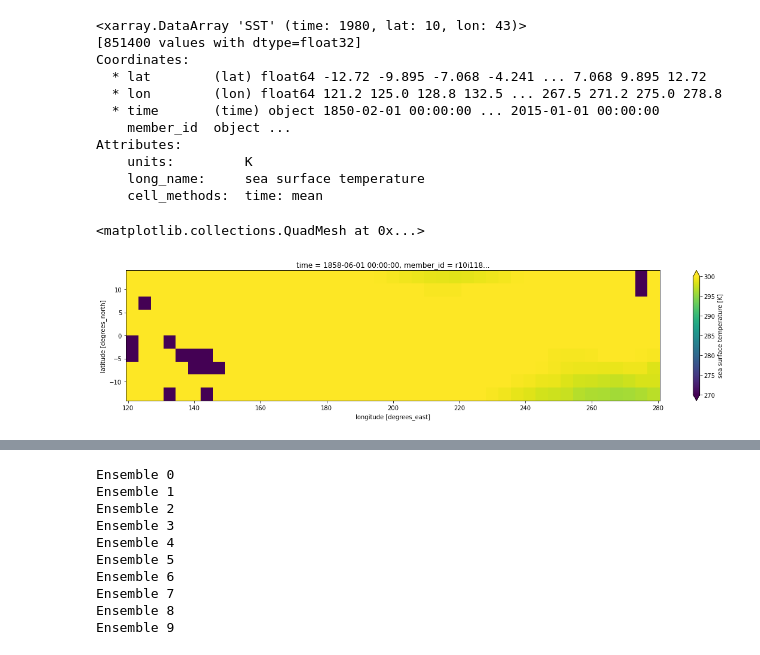
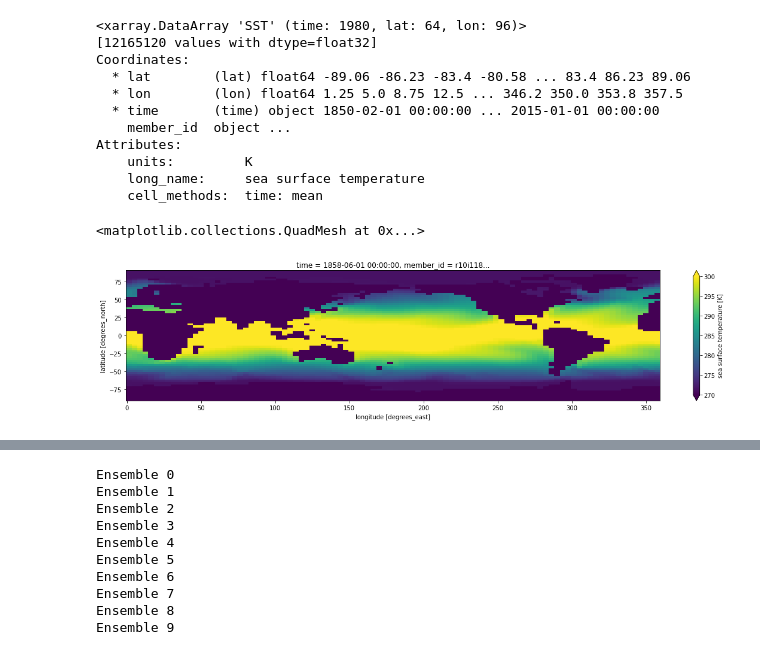
Before and after one commit to oceanhackweek/ohw22-proj-ENSO_Prediction, a Jupyter notebook: Format_LENS2_data.ipynb, the cells around one changed output, grey strips where cells are left out. Drawn from its saved outputs; the diff is of its cells as text; code cells hidden in the pictures.

```diff
--- a/Format_LENS2_data.ipynb
+++ b/Format_LENS2_data.ipynb
@@ -5,15 +7,16 @@ from matplotlib import pyplot as plt
 # %%
-
-sst_ds = xr.open_dataset('LENS2/ENSO_SST/ENSO_Project_SST_r10i1181p1f1.nc')
-sst_ds = sst_ds.sel(lat=slice(-15,15),lon=slice(120,180+(180-80)))
-sst = sst_ds.SST
-sst
+#Look at an ensemble member to see what it looks like
+ds1 = xr.open_dataset('LENS2/ENSO_SST/ENSO_Project_SST_r10i1181p1f1.nc')
+#ds1 = ds1.sel(lat=slice(-15,15),lon=slice(120,180+(180-80)))
+sst1 = ds1.SST
+n_lats,n_lons = sst1.shape[1],sst1.shape[2] #64,96
+sst1
 # %% [output]
-<xarray.DataArray 'SST' (time: 1980, lat: 10, lon: 43)>
-[851400 values with dtype=float32]
+<xarray.DataArray 'SST' (time: 1980, lat: 64, lon: 96)>
+[12165120 values with dtype=float32]
 Coordinates:
-  * lat        (lat) float64 -12.72 -9.895 -7.068 -4.241 ... 7.068 9.895 12.72
-  * lon        (lon) float64 121.2 125.0 128.8 132.5 ... 267.5 271.2 275.0 278.8
+  * lat        (lat) float64 -89.06 -86.23 -83.4 -80.58 ... 83.4 86.23 89.06
+  * lon        (lon) float64 1.25 5.0 8.75 12.5 ... 346.2 350.0 353.8 357.5
   * time       (time) object 1850-02-01 00:00:00 ... 2015-01-01 00:00:00
     member_id  object ...
 Attributes:
@@ -23,7 +26,7 @@ Attributes:
 # %%
 #Plot 1st member to check that it looks right
 plt.figure(figsize=(20,4))
-sst_ds.SST.isel(time=100).plot(vmax=300,vmin=270)
+sst1.isel(time=100).plot(vmax=300,vmin=270)
 # %% [output]
 <matplotlib.collections.QuadMesh at 0x...>
-[figure, old version]
+[figure, new version]
```
Also changed, not shown: parts of 8 cells of this notebook.
